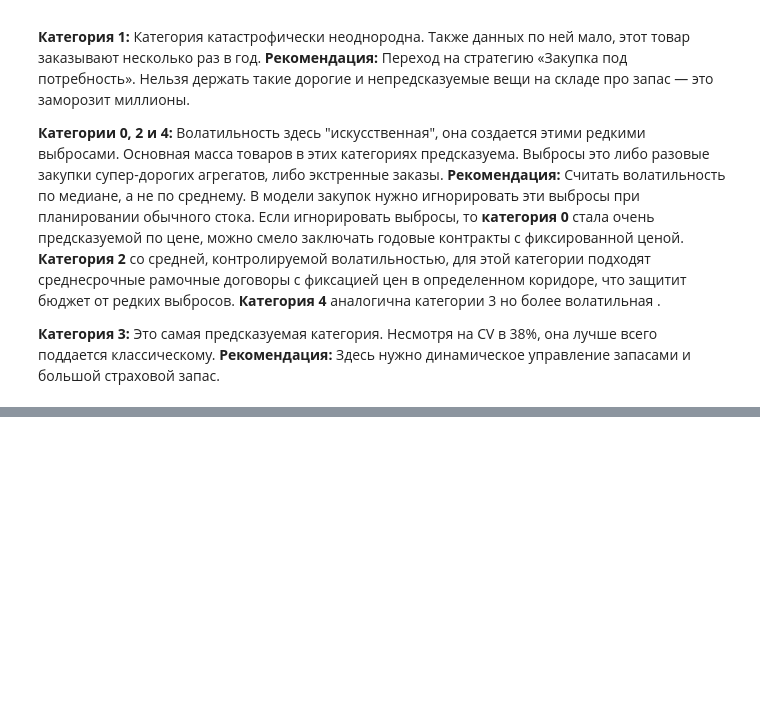
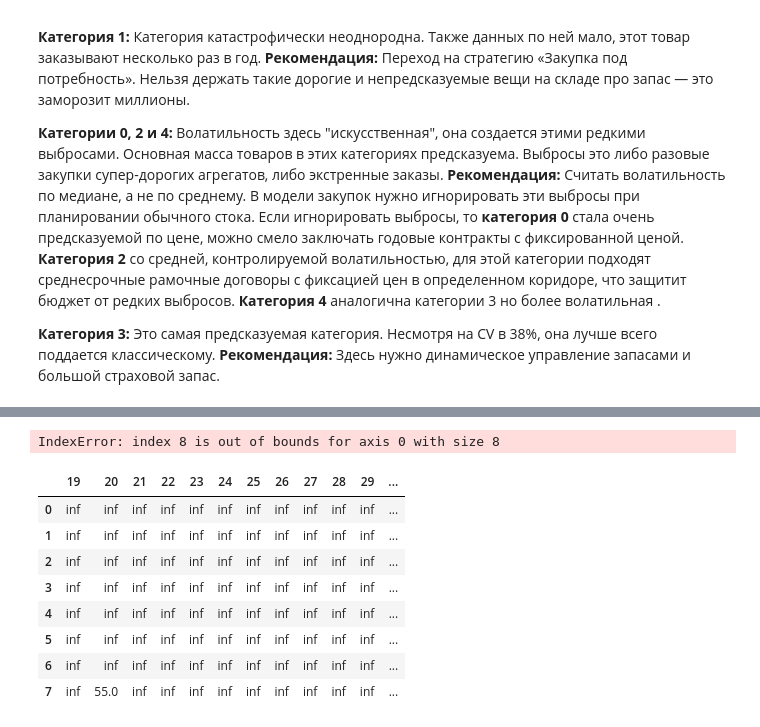
Before and after one commit to StasevichStas/S7_Case, a Jupyter notebook: analize_dataset.ipynb, the cells around one changed output, grey strips where cells are left out. Saved outputs shown, nothing was run; the diff lists cells and outputs as text; code cells hidden in the pictures; blank space fills up the shorter version.

```diff
--- a/analize_dataset.ipynb
+++ b/analize_dataset.ipynb
@@ -290,3 +290,23 @@ CV - коэффициент вариации, если цены разных м
 **Категория 3:**
 Это самая предсказуемая категория. Несмотря на CV в 38%, она лучше всего поддается классическому.
 **Рекомендация:** Здесь нужно динамическое управление запасами и большой страховой запас.
+# %%
+import pandas as pd
+import numpy as np
+
+A = 55
+a = [22, 11, 20, 14, 5, 19, 15, 11]
+c = [1, 2, 3, 4, 5, 6, 7, 8]
+max_c = sum(c)
+len_c = len(c)
+
+Q = pd.DataFrame(np.inf * np.ones((max_c, len(c))))
+X = pd.DataFrame(np.inf * np.ones((max_c, len(c))))
+
+for y in range(1, max_c):
+    if y <= c[0]:
+        Q.iloc[0,y] = a[0]
+        X.iloc[0,y] = 1
+for k in range(len_c):
+    Q.iloc[k,0] = 0
+    X.iloc[k,0] = 0
@@ -292,0 +361,32 @@ CV - коэффициент вариации, если цены разных м
+# %%
+t = 0
+for k in range(1, len_c):
+    for y in range(1, max_c):
+        t = a[k] + Q.iloc[k - 1, max(0, y - c[k])]
+
+        if t < Q.iloc[k - 1, y]:
+            if t > A:
+                break
+            else:
+                Q.iloc[k, y] = t
+                X.iloc[k, y] = 1
+        else:
+            if Q.iloc[k - 1, y] > A:
+                break
+            else:
+                Q.iloc[k, y] = Q.iloc[k - 1, y]
+                X.iloc[k, y] = 0
+# %% [output]
+IndexError: index 8 is out of bounds for axis 0 with size 8
+# %%
+Q.iloc[:,19:]
+# %% [output]
+|  | 19 | 20 | 21 | 22 | 23 | 24 | 25 | 26 | 27 | 28 | 29 | ... |
+| 0 | inf | inf | inf | inf | inf | inf | inf | inf | inf | inf | inf | ... |
+| 1 | inf | inf | inf | inf | inf | inf | inf | inf | inf | inf | inf | ... |
+| 2 | inf | inf | inf | inf | inf | inf | inf | inf | inf | inf | inf | ... |
+| 3 | inf | inf | inf | inf | inf | inf | inf | inf | inf | inf | inf | ... |
+| 4 | inf | inf | inf | inf | inf | inf | inf | inf | inf | inf | inf | ... |
+| 5 | inf | inf | inf | inf | inf | inf | inf | inf | inf | inf | inf | ... |
+| 6 | inf | inf | inf | inf | inf | inf | inf | inf | inf | inf | inf | ... |
+| 7 | inf | 55.0 | inf | inf | inf | inf | inf | inf | inf | inf | inf | ... |
```
Also changed, not shown: parts of 4 cells of this notebook, 1 other file.
